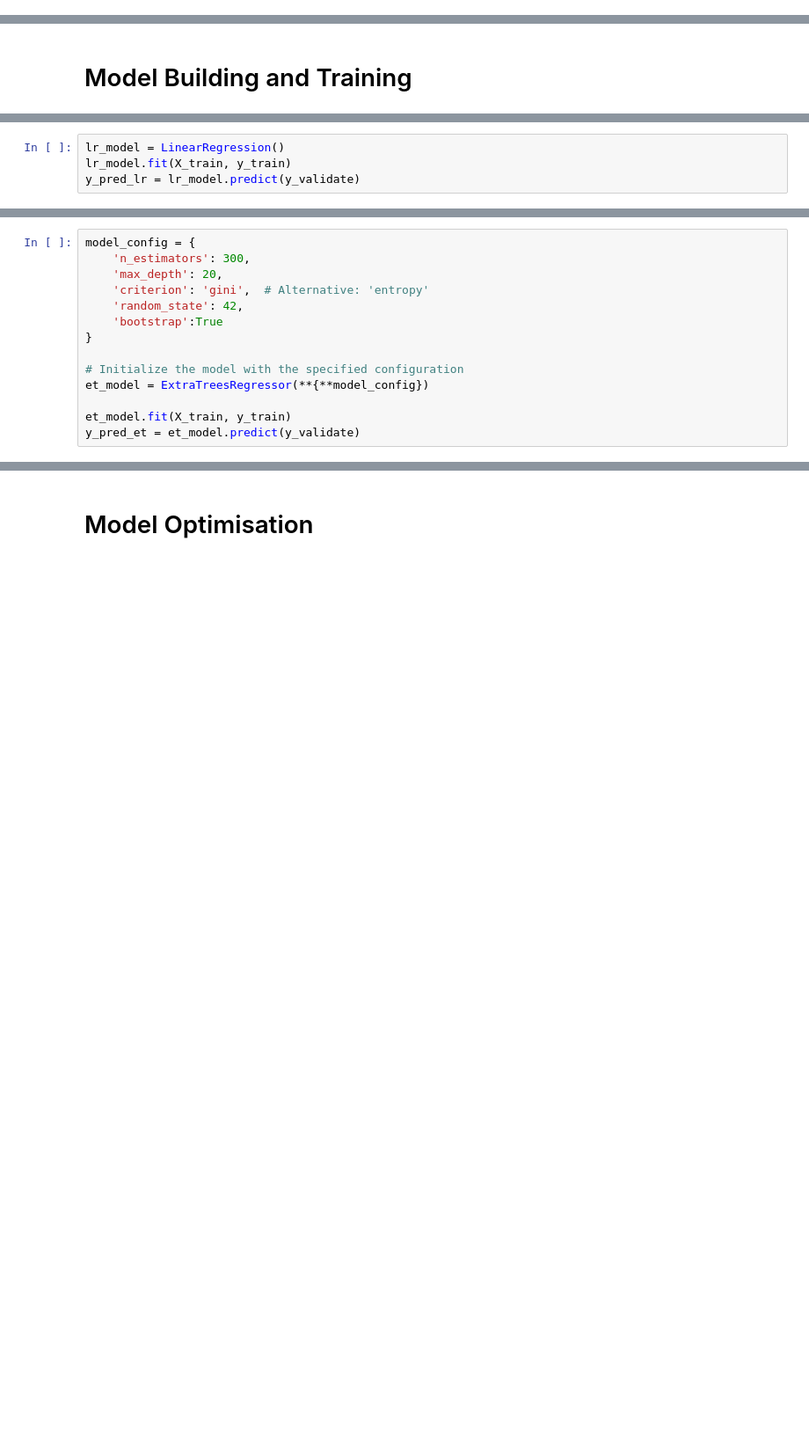
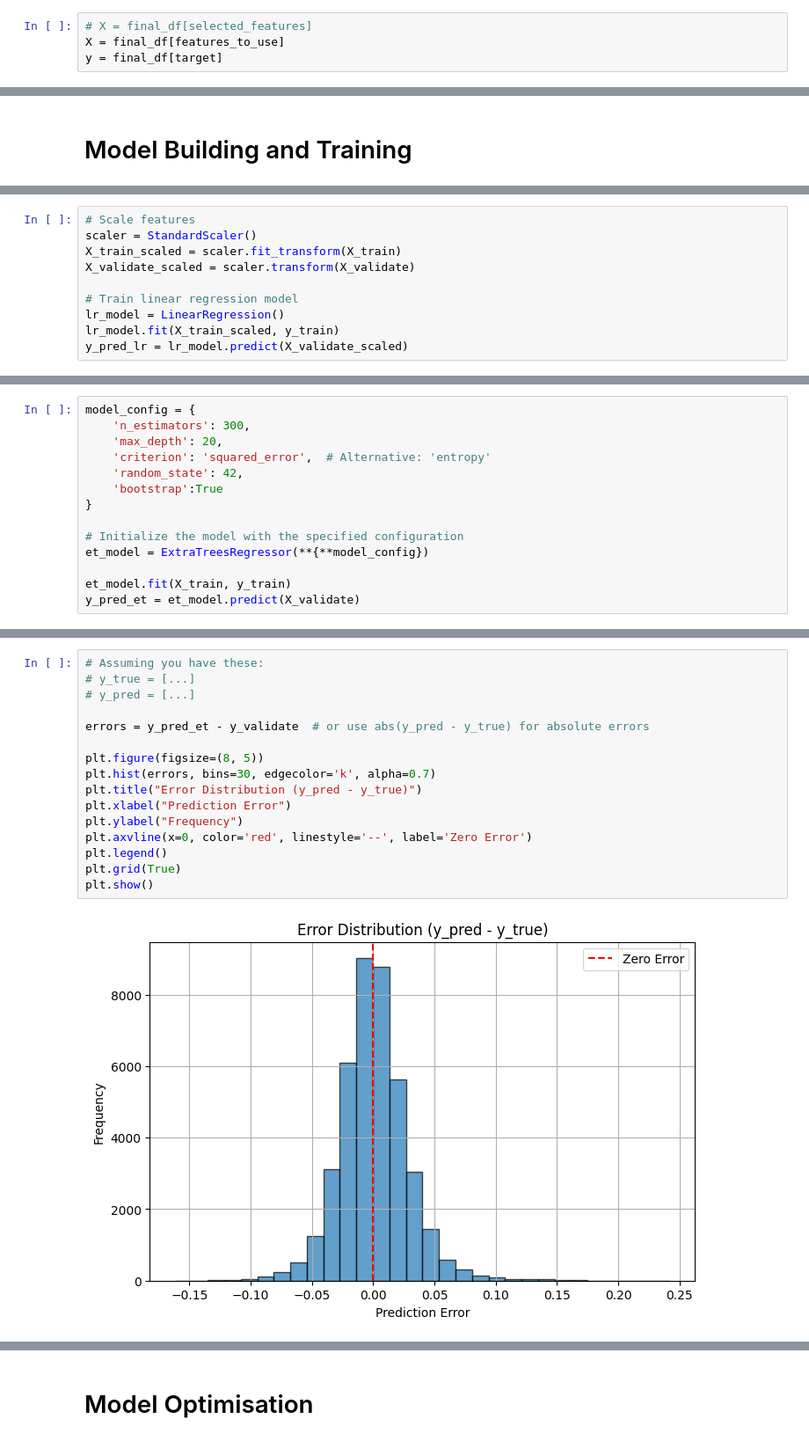
Before and after one commit to alvinnnnnnnnnn/Micron-AI-Challenge, a Jupyter notebook: final.ipynb, the cells around one changed output, grey strips where cells are left out. Shown at 88% size. Drawn from its saved outputs; the diff is of its cells as text; blank space fills up the shorter version.

```diff
--- a/final.ipynb
+++ b/final.ipynb
@@ -482 +543,5 @@ print(features)
+# %%
+# X = final_df[selected_features]
+X = final_df[features_to_use]
+y = final_df[target]
 # %%
@@ -490,5 +566,11 @@ print(features)
 # %%
+# Scale features
+scaler = StandardScaler()
+X_train_scaled = scaler.fit_transform(X_train)
+X_validate_scaled = scaler.transform(X_validate)
+
+# Train linear regression model
 lr_model = LinearRegression()
-lr_model.fit(X_train, y_train)
-y_pred_lr = lr_model.predict(y_validate)
+lr_model.fit(X_train_scaled, y_train)
+y_pred_lr = lr_model.predict(X_validate_scaled)
 # %% [markdown]
@@ -497,7 +579,7 @@ y_pred_lr = lr_model.predict(y_validate)
 model_config = {
     'n_estimators': 300,
     'max_depth': 20,
-    'criterion': 'gini',  # Alternative: 'entropy'
+    'criterion': 'squared_error',  # Alternative: 'entropy'
     'random_state': 42,
     'bootstrap':True
 }
@@ -506,4 +588,4 @@ model_config = {
 et_model = ExtraTreesRegressor(**{**model_config})
 
 et_model.fit(X_train, y_train)
-y_pred_et = et_model.predict(y_validate)
+y_pred_et = et_model.predict(X_validate)
@@ -517,0 +614,18 @@ evaluate_model("Extra Trees Regressor", y_validate, y_pred_et)
+# %%
+# Assuming you have these:
+# y_true = [...]
+# y_pred = [...]
+
+errors = y_pred_et - y_validate  # or use abs(y_pred - y_true) for absolute errors
+
+plt.figure(figsize=(8, 5))
+plt.hist(errors, bins=30, edgecolor='k', alpha=0.7)
+plt.title("Error Distribution (y_pred - y_true)")
+plt.xlabel("Prediction Error")
+plt.ylabel("Frequency")
+plt.axvline(x=0, color='red', linestyle='--', label='Zero Error')
+plt.legend()
+plt.grid(True)
+plt.show()
+# %% [output]
+[figure, added]
```
Also changed, not shown: parts of 36 cells of this notebook.
